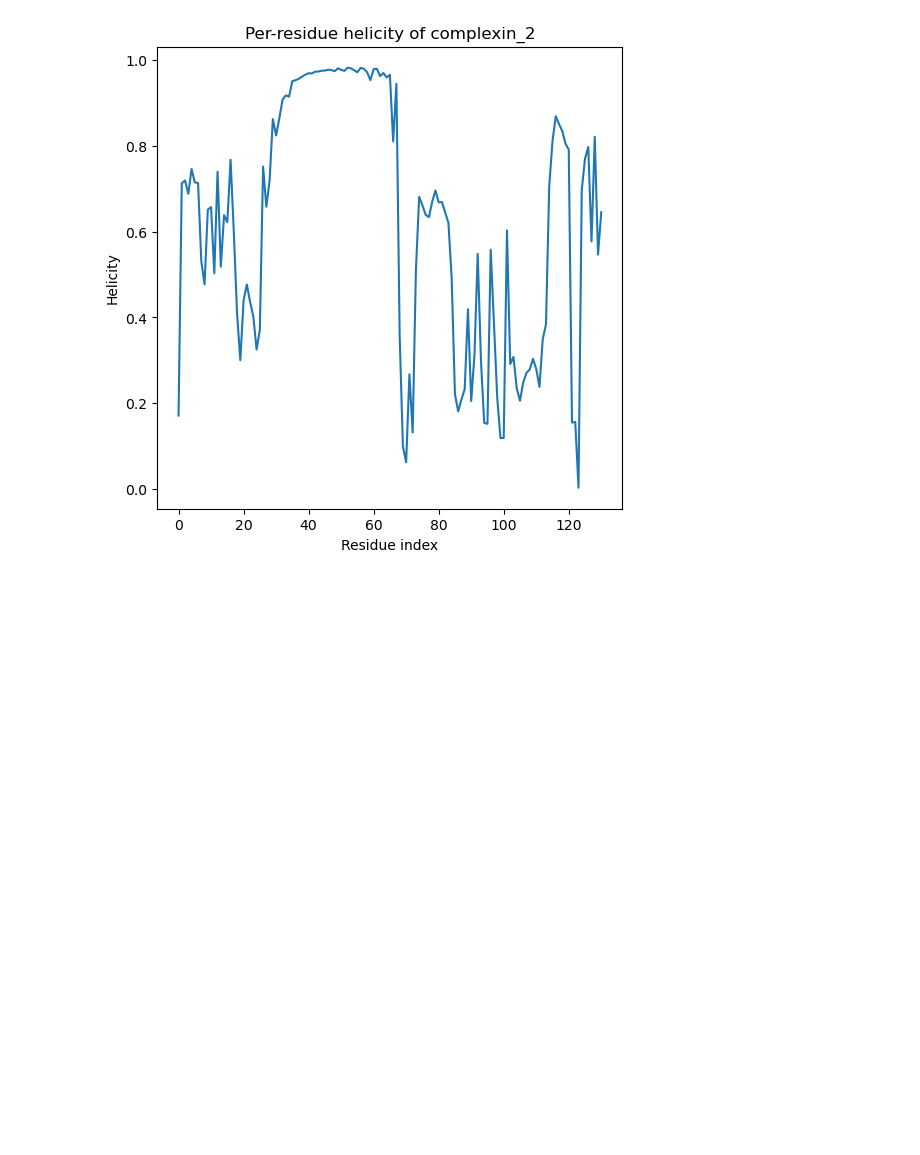
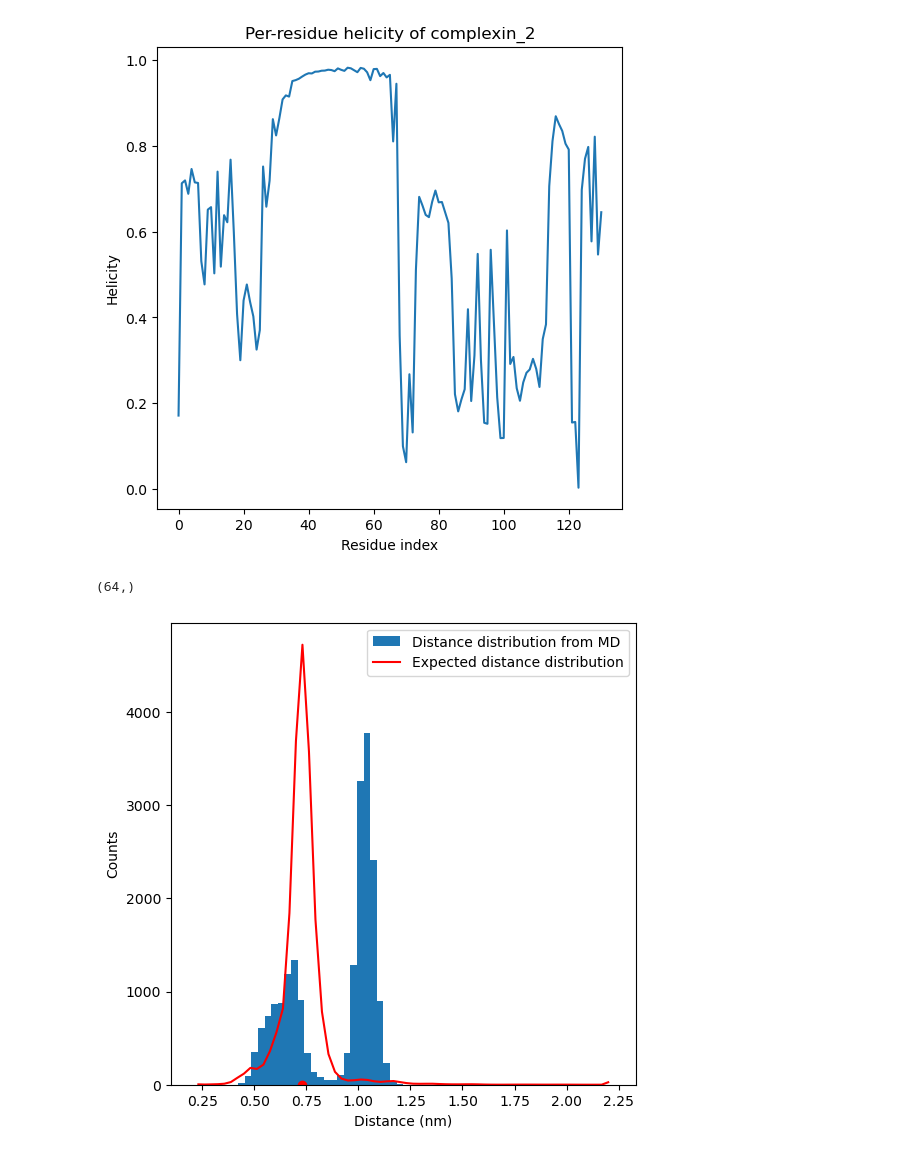
Before and after one commit to LotharBezzon/AF_MD, a Jupyter notebook: traj_analysis.ipynb, the cells around one changed output. Cells and saved outputs as stored; diff of their text form; code cells hidden in the pictures; blank space fills up the shorter version.

```diff
--- a/traj_analysis.ipynb
+++ b/traj_analysis.ipynb
@@ -133,3 +137,30 @@ plot_helicity(helicity, protein)
 # %% [output]
 <Axes: title={'center': 'Per-residue helicity of complexin_2'}, xlabel='Residue index', ylabel='Helicity'>
 [figure]
+# %%
+protein = 'chignolin'
+
+coords = xyz_to_numpy(f'{protein}_short.xyz')
+dists = get_inter_bead_distances(coords)
+# %%
+dist12 = dists[:,13]
+
+coords, bins, pae, dgram, seq_len, seq = read_data(protein)
+for i in range(seq_len):
+    for j in range(seq_len):
+        dgram[i, j] = dgram[i, j] - np.max(dgram[i, j])
+
+probs12 = np.exp(dgram[1,6]) / np.sum(np.exp(dgram[1,6]))
+bins = np.linspace(0.231, 2.2, 64)
+
+fig, ax = plt.subplots(1, 1, figsize=(6, 6))
+ax.hist(dist12, bins=64, range=(0.2, 2.231), density=False, label='Distance distribution from MD')
+ax.plot(bins, probs12 * dist12.shape[0], 'r', label='Expected distance distribution')
+ax.plot(dist12[0], 0, 'ro')
+ax.set_xlabel('Distance (nm)')
+ax.set_ylabel('Counts')
+ax.legend()
+probs12.shape
+# %% [output]
+(64,)
+[figure, added]
```
Also changed, not shown: parts of 4 cells of this notebook, 5 other files.
